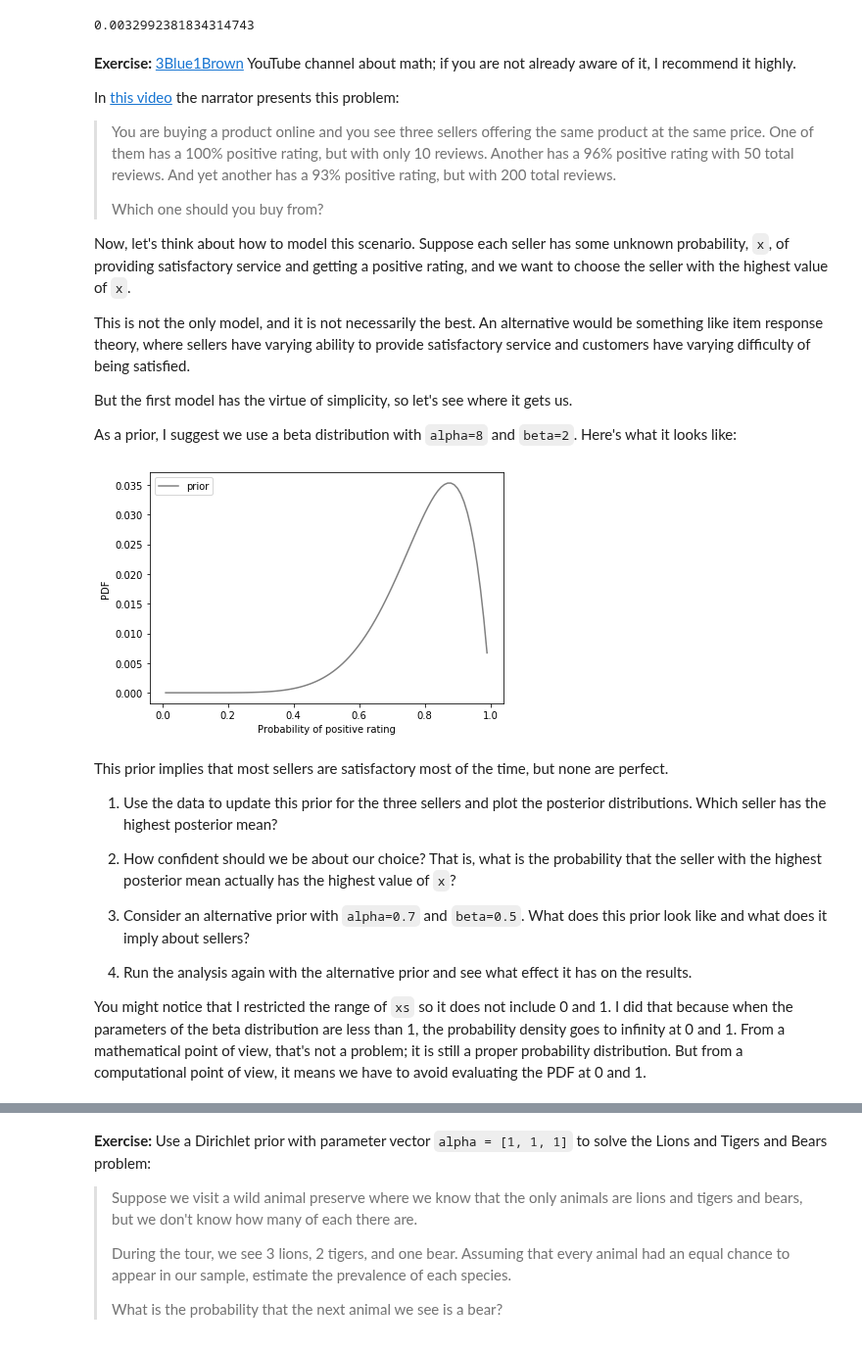
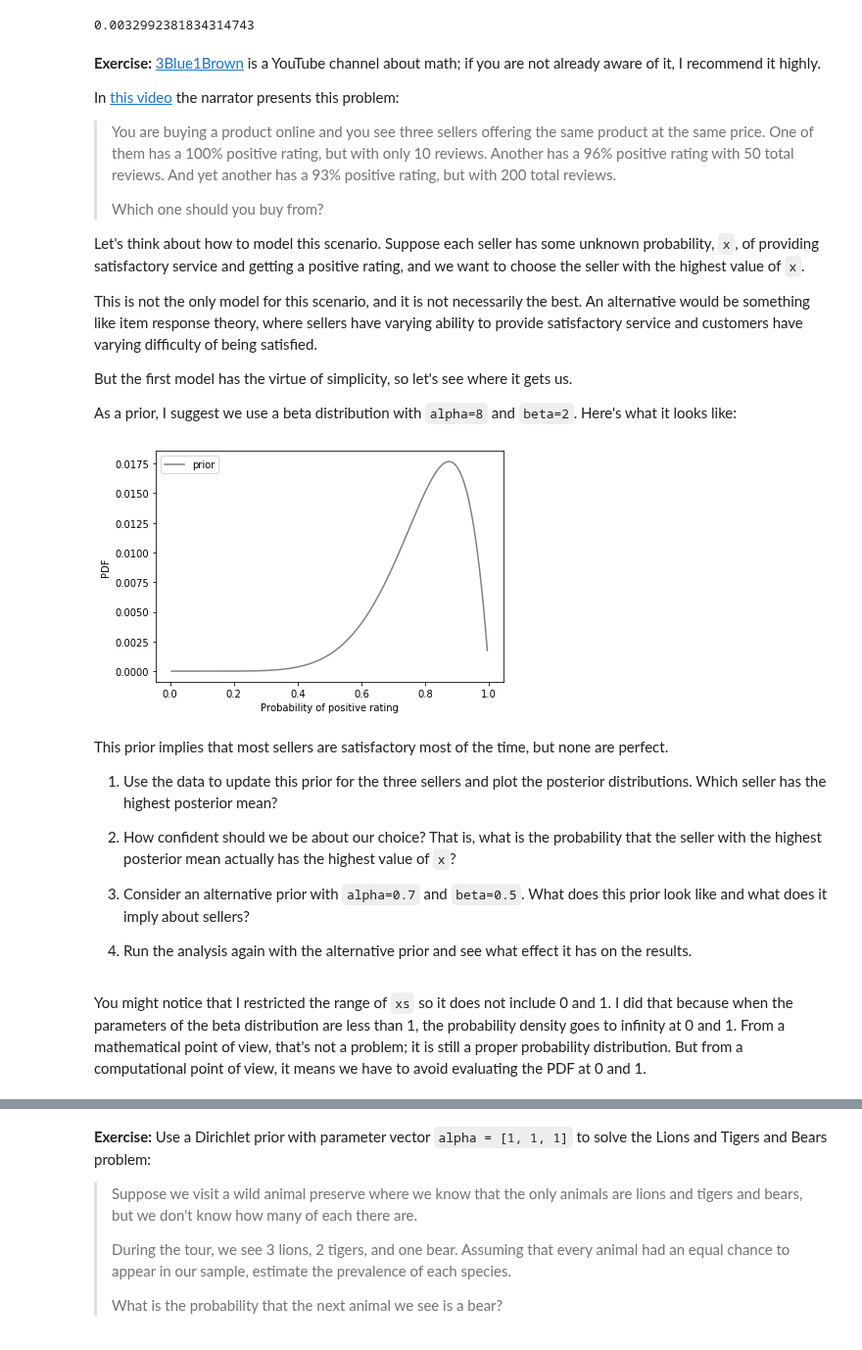
Before and after one commit to AllenDowney/ThinkBayes2, a Jupyter notebook: code/soln/chap17soln.ipynb, the cells around one changed output, grey strips where cells are left out. Shown at 98% size. Saved outputs shown, nothing was run; the diff lists cells and outputs as text; code cells hidden in the pictures.

```diff
--- a/code/soln/chap17soln.ipynb
+++ b/code/soln/chap17soln.ipynb
@@ -632,7 +637,7 @@ np.max(np.abs(posterior - posterior_conjugate))
 # %% [output]
 0.0032992381834314743
 # %% [markdown]
-**Exercise:**  [3Blue1Brown](https://en.wikipedia.org/wiki/3Blue1Brown) YouTube channel about math; if you are not already aware of it, I recommend it highly.
+**Exercise:**  [3Blue1Brown](https://en.wikipedia.org/wiki/3Blue1Brown) is a YouTube channel about math; if you are not already aware of it, I recommend it highly.
 
 In [this video](https://www.youtube.com/watch?v=8idr1WZ1A7Q) the narrator presents this problem:
 
@@ -640,9 +645,9 @@ In [this video](https://www.youtube.com/watch?v=8idr1WZ1A7Q) the narrator presen
 >
 >Which one should you buy from?
 
-Now, let's think about how to model this scenario.  Suppose each seller has some unknown probability, `x`, of providing satisfactory service and getting a positive rating, and we want to choose the seller with the highest value of `x`.
+Let's think about how to model this scenario.  Suppose each seller has some unknown probability, `x`, of providing satisfactory service and getting a positive rating, and we want to choose the seller with the highest value of `x`.
 
-This is not the only model, and it is not necessarily the best.  An alternative would be something like item response theory, where sellers have varying ability to provide satisfactory service and customers have varying difficulty of being satisfied.
+This is not the only model for this scenario, and it is not necessarily the best.  An alternative would be something like item response theory, where sellers have varying ability to provide satisfactory service and customers have varying difficulty of being satisfied.
 
 But the first model has the virtue of simplicity, so let's see where it gets us.
 
@@ -650,14 +655,14 @@ As a prior, I suggest we use a beta distribution with `alpha=8` and `beta=2`.  H
 # %%
 prior = make_beta(8, 2)
 
-xs = np.linspace(0.01, 0.99, 99)
+xs = np.linspace(0.005, 0.995, 199)
 prior_pmf = make_pmf(prior, xs)
 prior_pmf.plot(color='gray', label='prior')
 
 decorate(xlabel='Probability of positive rating',
          ylabel='PDF')
 # %% [output]
-[figure, old version]
+[figure, new version]
 # %% [markdown]
 This prior implies that most sellers are satisfactory most of the time, but none are perfect.
 
@@ -668,8 +673,8 @@ This prior implies that most sellers are satisfactory most of the time, but none
 3. Consider an alternative prior with `alpha=0.7` and `beta=0.5`.  What does this prior look like and what does it imply about sellers?
 
 4. Run the analysis again with the alternative prior and see what effect it has on the results.
-
-You might notice that I restricted the range of `xs` so it does not include 0 and 1.  I did that because when the parameters of the beta distribution are less than 1, the probability density goes to infinity at 0 and 1.  From a mathematical point of view, that's not a problem; it is still a proper probability distribution.  But from a computational point of view, it means we have to avoid evaluating the PDF at 0 and 1.
+# %% [markdown]
+You might notice that I restricted the range of `xs` so it does not include 0 and 1.  I did that because when the parameters of the beta distribution are less than 1, the probability density goes to infinity at 0 and 1.  From a mathematical point of view, that's not a problem; it is still a proper probability distribution.  But from a computational point of view, it means we have to avoid evaluating the PDF at 0 and 1.
 # %%
 # Solution
 
```
Also changed, not shown: parts of 21 cells of this notebook.
